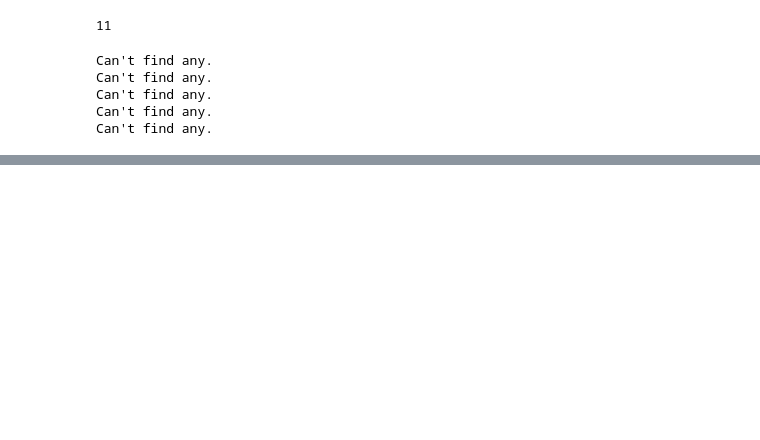
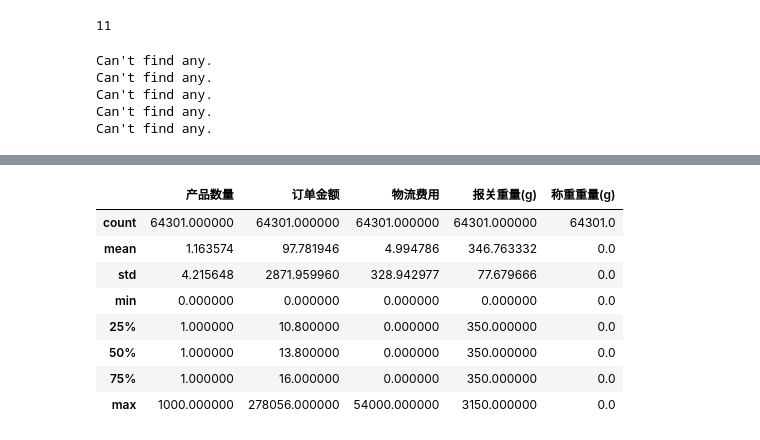
Before and after one commit to enzolife/Python-Scripts, a Jupyter notebook: Scripts/dianxiaomi_download_report_new.ipynb, the cells around one changed output, grey strips where cells are left out. Cells and saved outputs as stored; diff of their text form; code cells hidden in the pictures; blank space fills up the shorter version.

```diff
--- a/Scripts/dianxiaomi_download_report_new.ipynb
+++ b/Scripts/dianxiaomi_download_report_new.ipynb
@@ -209,0 +324,12 @@ for filename in os.listdir(xls_file_folder):
+# %%
+all_his_order_final.describe()
+# %% [output]
+|  | 产品数量 | 订单金额 | 物流费用 | 报关重量(g) | 称重重量(g) |
+| count | 64301.000000 | 64301.000000 | 64301.000000 | 64301.000000 | 64301.0 |
+| mean | 1.163574 | 97.781946 | 4.994786 | 346.763332 | 0.0 |
+| std | 4.215648 | 2871.959960 | 328.942977 | 77.679666 | 0.0 |
+| min | 0.000000 | 0.000000 | 0.000000 | 0.000000 | 0.0 |
+| 25% | 1.000000 | 10.800000 | 0.000000 | 350.000000 | 0.0 |
+| 50% | 1.000000 | 13.800000 | 0.000000 | 350.000000 | 0.0 |
+| 75% | 1.000000 | 16.000000 | 0.000000 | 350.000000 | 0.0 |
+| max | 1000.000000 | 278056.000000 | 54000.000000 | 3150.000000 | 0.0 |
```
Also changed, not shown: parts of 44 cells of this notebook, 27 other files.
